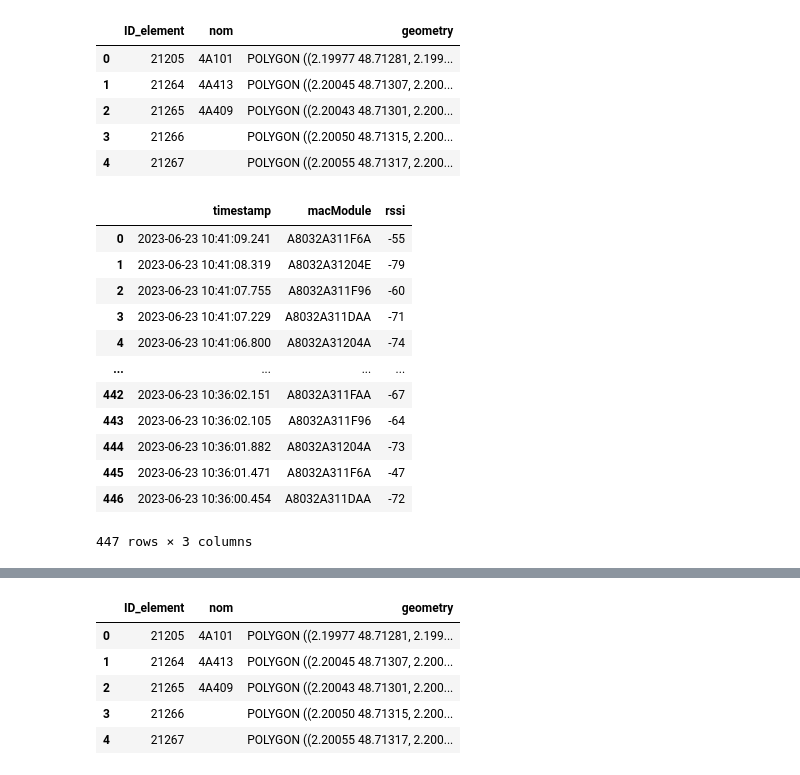
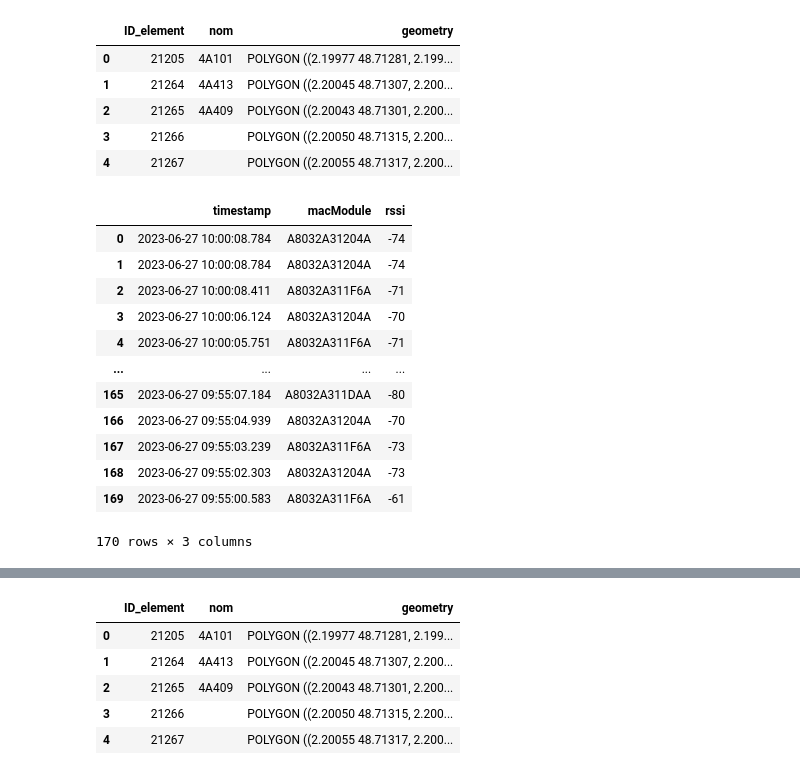
Before and after one commit to gatienc/Cartobat, a Jupyter notebook: SPF_display.ipynb, the cells around one changed output, grey strips where cells are left out. Cells and saved outputs as stored; diff of their text form; code cells hidden in the pictures.

```diff
--- a/SPF_display.ipynb
+++ b/SPF_display.ipynb
@@ -48,30 +46,30 @@ map_gdf.head()
 expectation=json.loads(open('data/spf_calibration/calib1.json').read())
 # %%
 # here we get the actual data we want to predict position in zero shot
-start,end="2023-06-23 12:36:00.000000","2023-06-23 12:41:10.000000"
+start,end="2023-06-27 11:55:00.000000","2023-06-27 12:00:10.000000"
 
 Gatien_API=API(API_KEY)
 hour_correction=2
 start=pd.to_datetime(start)-pd.Timedelta(hour_correction, unit="h")
 end=pd.to_datetime(end)-pd.Timedelta(hour_correction, unit="h")
-data=Gatien_API.getRawDataForCartoWear("C77C2F92664E",start,end)
+data=Gatien_API.getRawDataForCartoWear("D7FDE374104D",start,end)
 data=pd.DataFrame(data)
 data["timestamp"]=pd.to_datetime(data['timestamp'])
 data
 # %% [output]
 |  | timestamp | macModule | rssi |
-| 0 | 2023-06-23 10:41:09.241 | A8032A311F6A | -55 |
-| 1 | 2023-06-23 10:41:08.319 | A8032A31204E | -79 |
-| 2 | 2023-06-23 10:41:07.755 | A8032A311F96 | -60 |
-| 3 | 2023-06-23 10:41:07.229 | A8032A311DAA | -71 |
-| 4 | 2023-06-23 10:41:06.800 | A8032A31204A | -74 |
+| 0 | 2023-06-27 10:00:08.784 | A8032A31204A | -74 |
+| 1 | 2023-06-27 10:00:08.784 | A8032A31204A | -74 |
+| 2 | 2023-06-27 10:00:08.411 | A8032A311F6A | -71 |
+| 3 | 2023-06-27 10:00:06.124 | A8032A31204A | -70 |
+| 4 | 2023-06-27 10:00:05.751 | A8032A311F6A | -71 |
 | ... | ... | ... | ... |
-| 442 | 2023-06-23 10:36:02.151 | A8032A311FAA | -67 |
-| 443 | 2023-06-23 10:36:02.105 | A8032A311F96 | -64 |
-| 444 | 2023-06-23 10:36:01.882 | A8032A31204A | -73 |
-| 445 | 2023-06-23 10:36:01.471 | A8032A311F6A | -47 |
-| 446 | 2023-06-23 10:36:00.454 | A8032A311DAA | -72 |
+| 165 | 2023-06-27 09:55:07.184 | A8032A311DAA | -80 |
+| 166 | 2023-06-27 09:55:04.939 | A8032A31204A | -70 |
+| 167 | 2023-06-27 09:55:03.239 | A8032A311F6A | -73 |
+| 168 | 2023-06-27 09:55:02.303 | A8032A31204A | -73 |
+| 169 | 2023-06-27 09:55:00.583 | A8032A311F6A | -61 |
-447 rows × 3 columns
+170 rows × 3 columns
 # %%
 #parse data to create a list of data for sampled every sampling time ms
 timestamp_list= pd.date_range(start=start, end=end, freq=str(sampling_time)+"ms").tolist()
```
Also changed, not shown: parts of 11 cells of this notebook, 2 other files.
